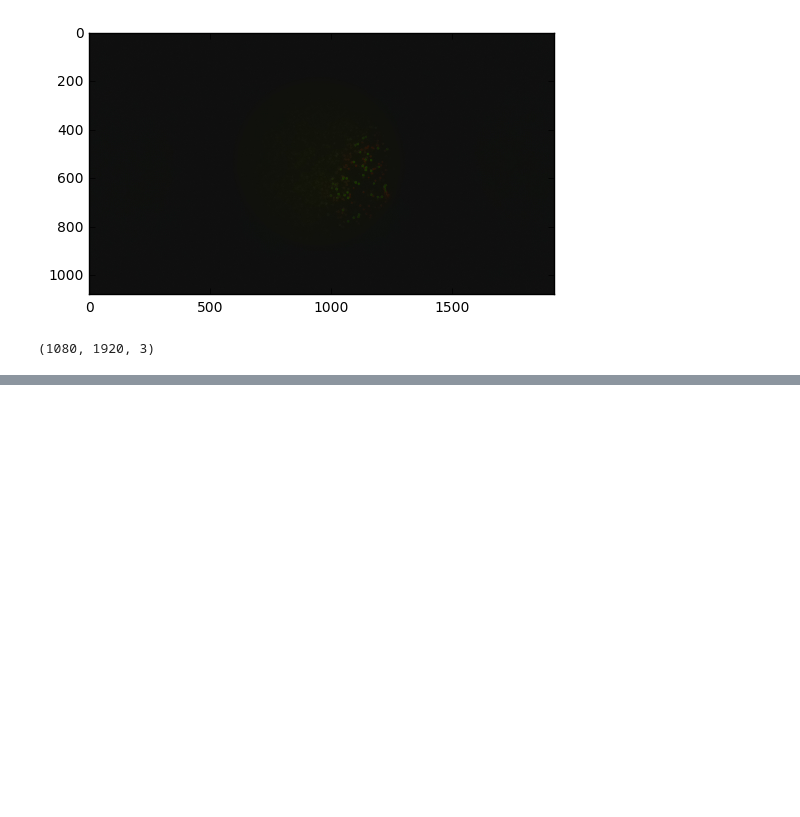
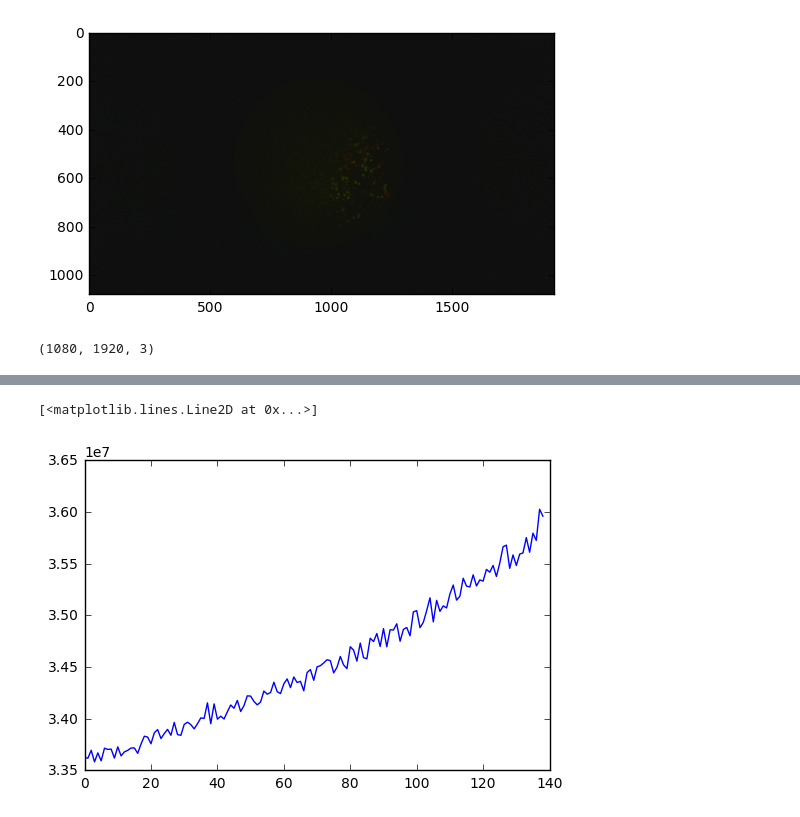
Before and after one commit to RudgeLab/FluoPi, a Jupyter notebook: Analysis.ipynb, the cells around one changed output, grey strips where cells are left out. Saved outputs shown, nothing was run; the diff lists cells and outputs as text; code cells hidden in the pictures; blank space fills up the shorter version.

Commit message:
More plotting and looking at correlations

```diff
--- a/Analysis.ipynb
+++ b/Analysis.ipynb
@@ -25,5 +25,5 @@ im.shape
 nt = 139
 ims = np.zeros((1080,1920,nt))
 for i in range(nt):
-    im = io.imread(fname%i)
+    im = plt.imread(fname%i)
     ims[:,:,i] = im[:,:,1]
@@ -40,0 +35,5 @@ plt.colorbar()
+# %%
+plt.plot(ims.sum(axis=(0,1)))
+# %% [output]
+[<matplotlib.lines.Line2D at 0x...>]
+[figure, added]
```
Also changed, not shown: parts of 12 cells of this notebook.
